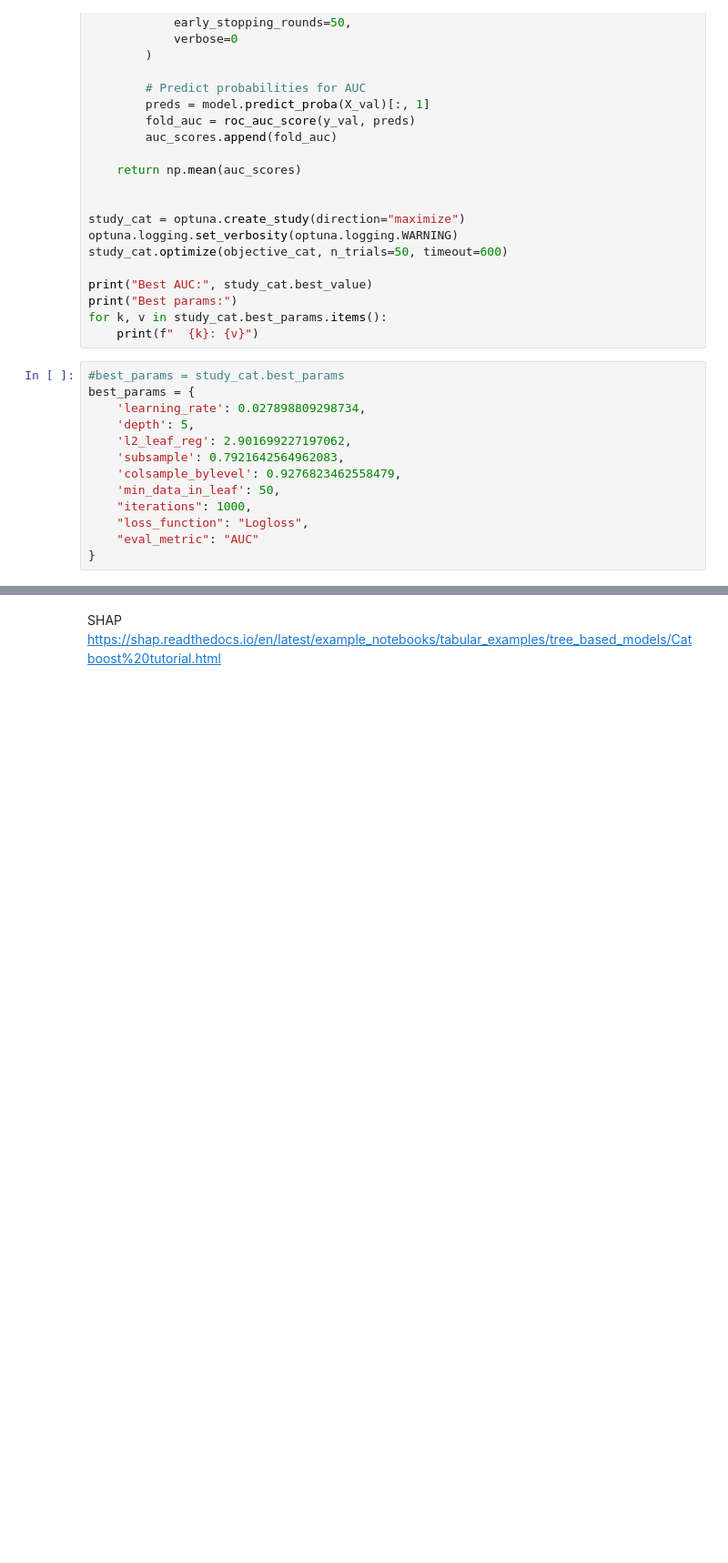
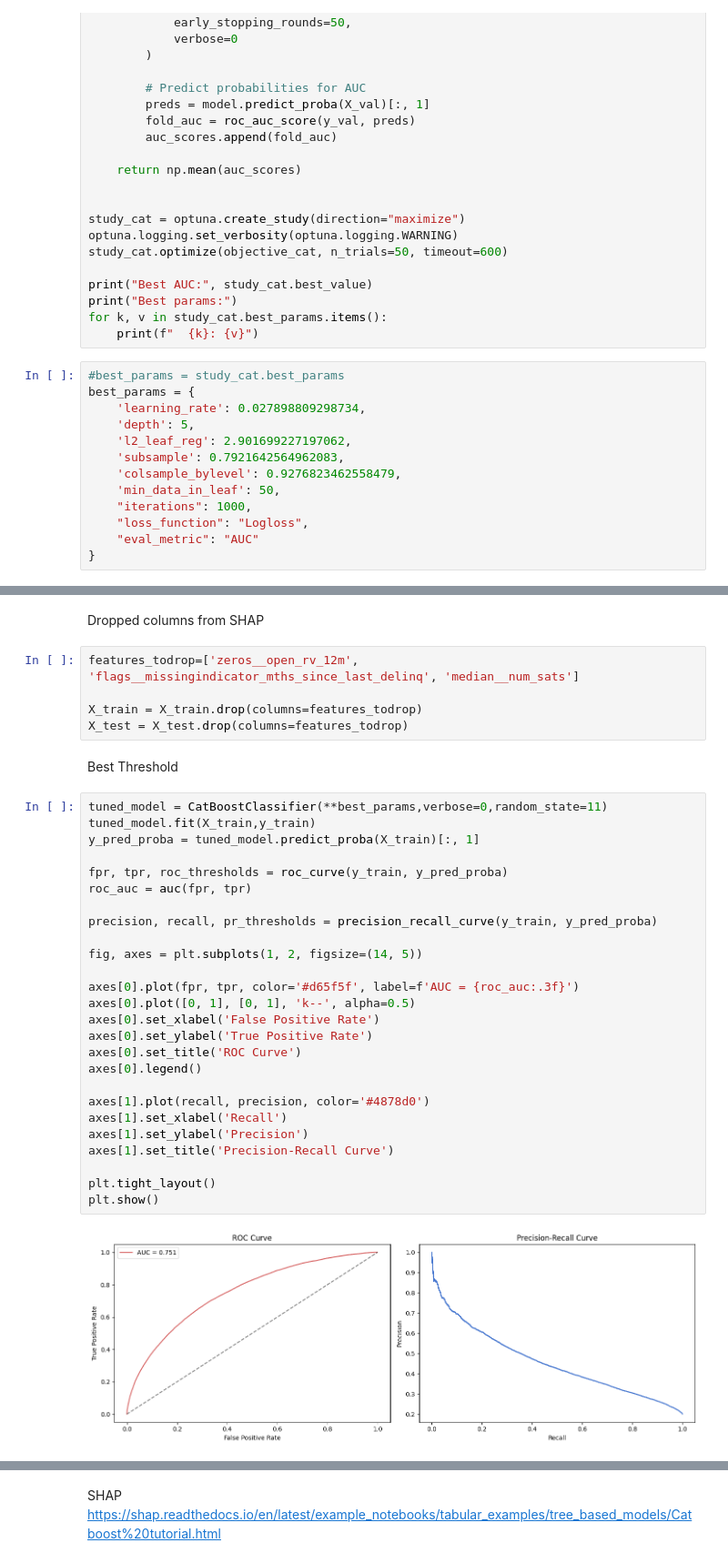
Before and after one commit to Mbu32/Credit-Default, a Jupyter notebook: Trees/endtoend_trees.ipynb, the cells around one changed output, grey strips where cells are left out. Shown at 91% size. Saved outputs shown, nothing was run; the diff lists cells and outputs as text; blank space fills up the shorter version.

Commit message:
finding threshold/expected loss

```diff
--- a/Trees/endtoend_trees.ipynb
+++ b/Trees/endtoend_trees.ipynb
@@ -304,0 +308,37 @@ print(results)
+# %% [markdown]
+Dropped columns from SHAP
+# %%
+features_todrop=['zeros__open_rv_12m', 'flags__missingindicator_mths_since_last_delinq', 'median__num_sats']
+
+X_train = X_train.drop(columns=features_todrop)
+X_test = X_test.drop(columns=features_todrop)
+# %% [markdown]
+Best Threshold
+# %%
+tuned_model = CatBoostClassifier(**best_params,verbose=0,random_state=11)
+tuned_model.fit(X_train,y_train)
+y_pred_proba = tuned_model.predict_proba(X_train)[:, 1]
+
+fpr, tpr, roc_thresholds = roc_curve(y_train, y_pred_proba)
+roc_auc = auc(fpr, tpr)
+
+precision, recall, pr_thresholds = precision_recall_curve(y_train, y_pred_proba)
+
+fig, axes = plt.subplots(1, 2, figsize=(14, 5))
+
+axes[0].plot(fpr, tpr, color='#d65f5f', label=f'AUC = {roc_auc:.3f}')
+axes[0].plot([0, 1], [0, 1], 'k--', alpha=0.5)
+axes[0].set_xlabel('False Positive Rate')
+axes[0].set_ylabel('True Positive Rate')
+axes[0].set_title('ROC Curve')
+axes[0].legend()
+
+axes[1].plot(recall, precision, color='#4878d0')
+axes[1].set_xlabel('Recall')
+axes[1].set_ylabel('Precision')
+axes[1].set_title('Precision-Recall Curve')
+
+plt.tight_layout()
+plt.show()
+# %% [output]
+[figure, added]
```
Also changed, not shown: parts of 25 cells of this notebook, 2 other files.
